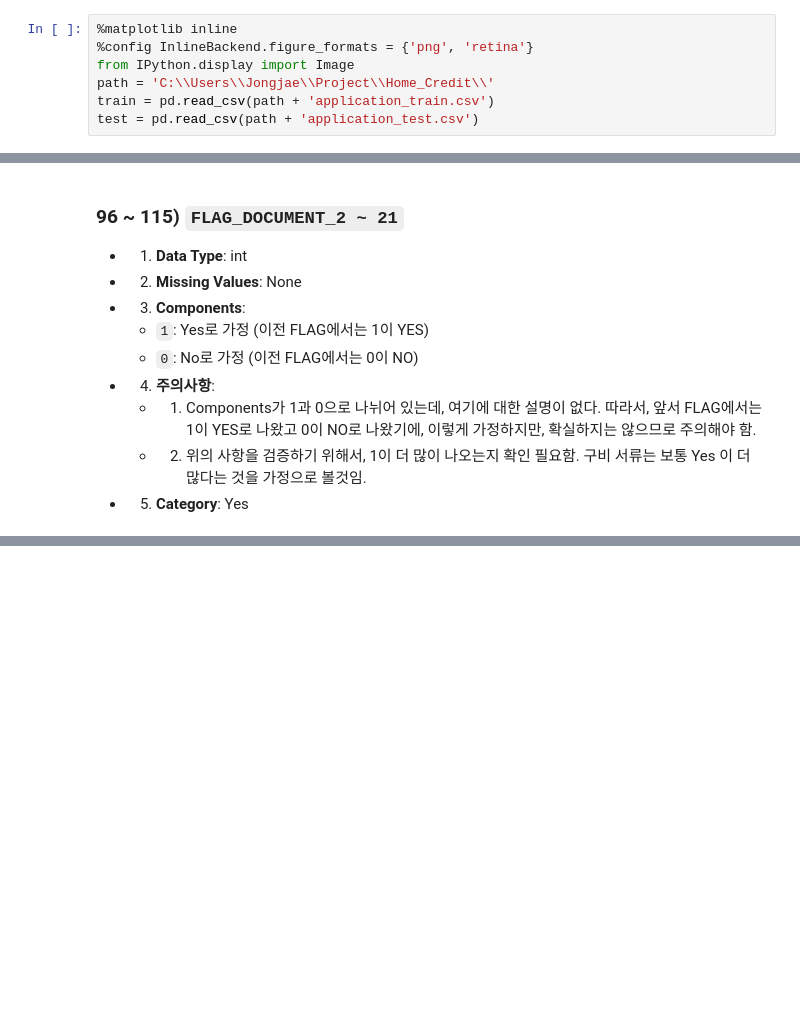
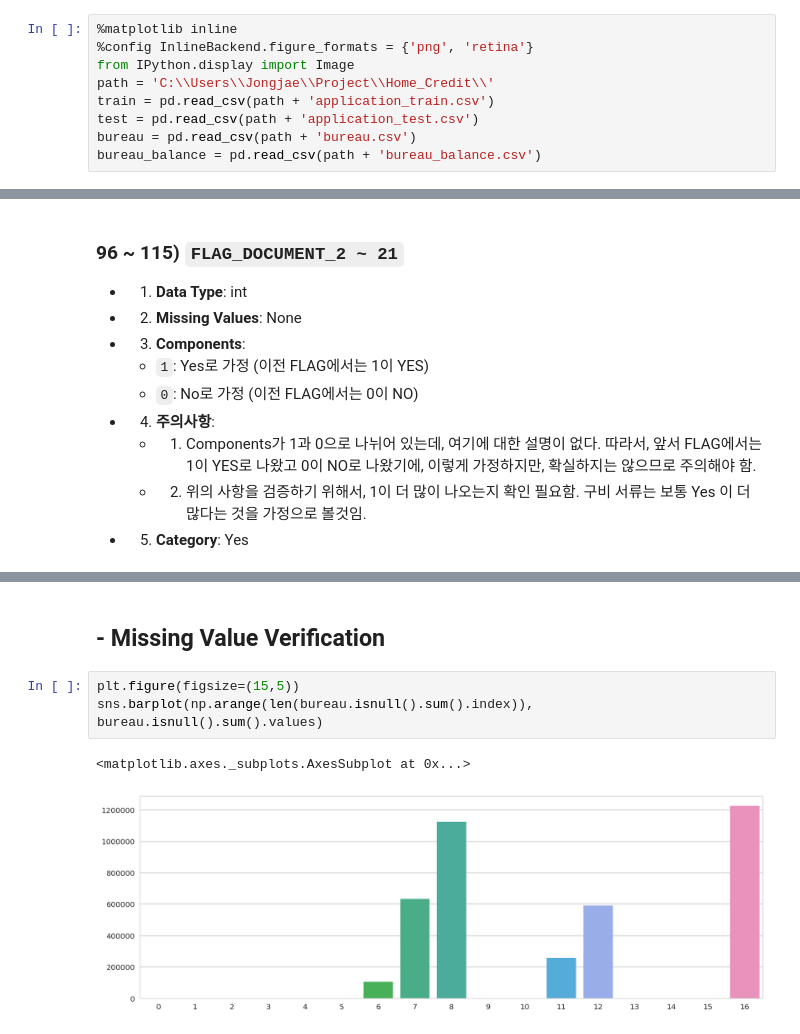
Before and after one commit to jaykim-asset/Project, a Jupyter notebook: Home_Credit/2018_07_13_Kaggle_Home_Credit_Default_Risk_Project.ipynb, the cells around one changed output, grey strips where cells are left out. Cells and saved outputs as stored; diff of their text form; blank space fills up the shorter version.

```diff
--- a/Home_Credit/2018_07_13_Kaggle_Home_Credit_Default_Risk_Project.ipynb
+++ b/Home_Credit/2018_07_13_Kaggle_Home_Credit_Default_Risk_Project.ipynb
@@ -5,3 +5,5 @@ from IPython.display import Image
 path = 'C:\\Users\\Jongjae\\Project\\Home_Credit\\'
 train = pd.read_csv(path + 'application_train.csv')
 test = pd.read_csv(path + 'application_test.csv')
+bureau = pd.read_csv(path + 'bureau.csv')
+bureau_balance = pd.read_csv(path + 'bureau_balance.csv')
@@ -541,0 +595,8 @@ sns.barplot(np.arange(len(test.isnull().sum().index)), test.isnull().sum().value
+# %% [markdown]
+## - Missing Value Verification ###
+# %%
+plt.figure(figsize=(15,5))
+sns.barplot(np.arange(len(bureau.isnull().sum().index)), bureau.isnull().sum().values)
+# %% [output]
+<matplotlib.axes._subplots.AxesSubplot at 0x...>
+[figure, added]
```
Also changed, not shown: parts of 36 cells of this notebook, 1 other file.
